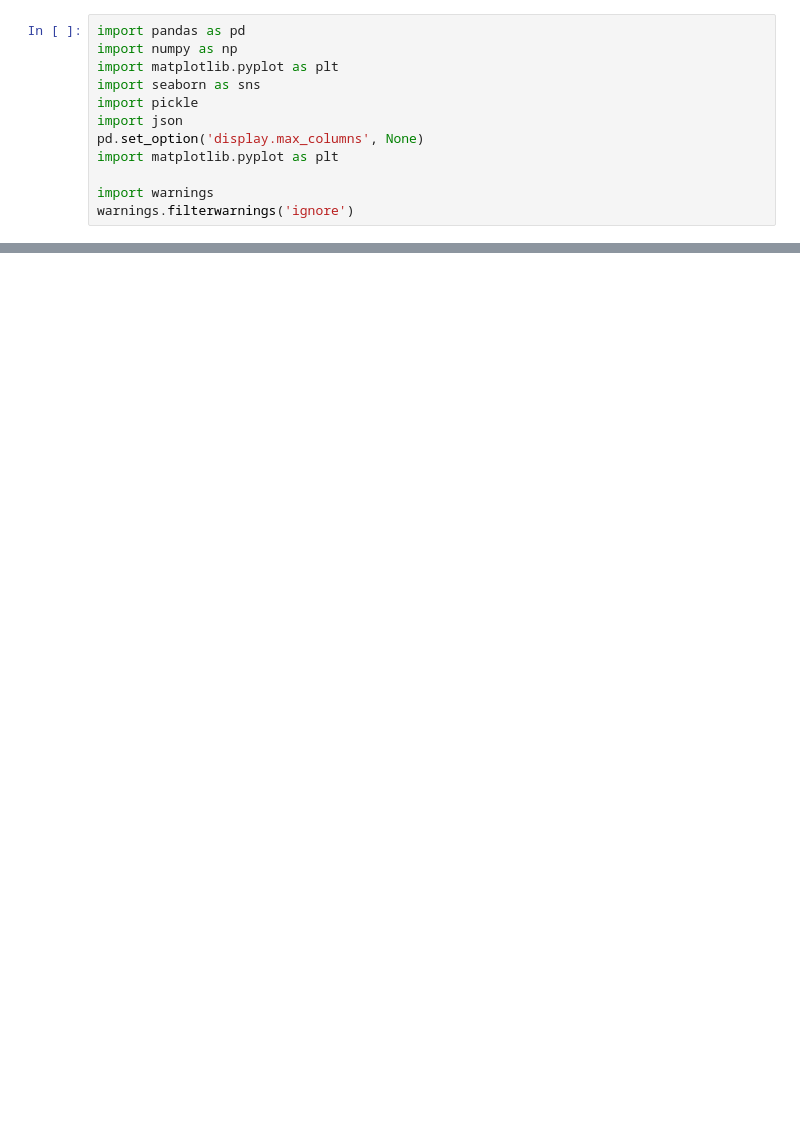
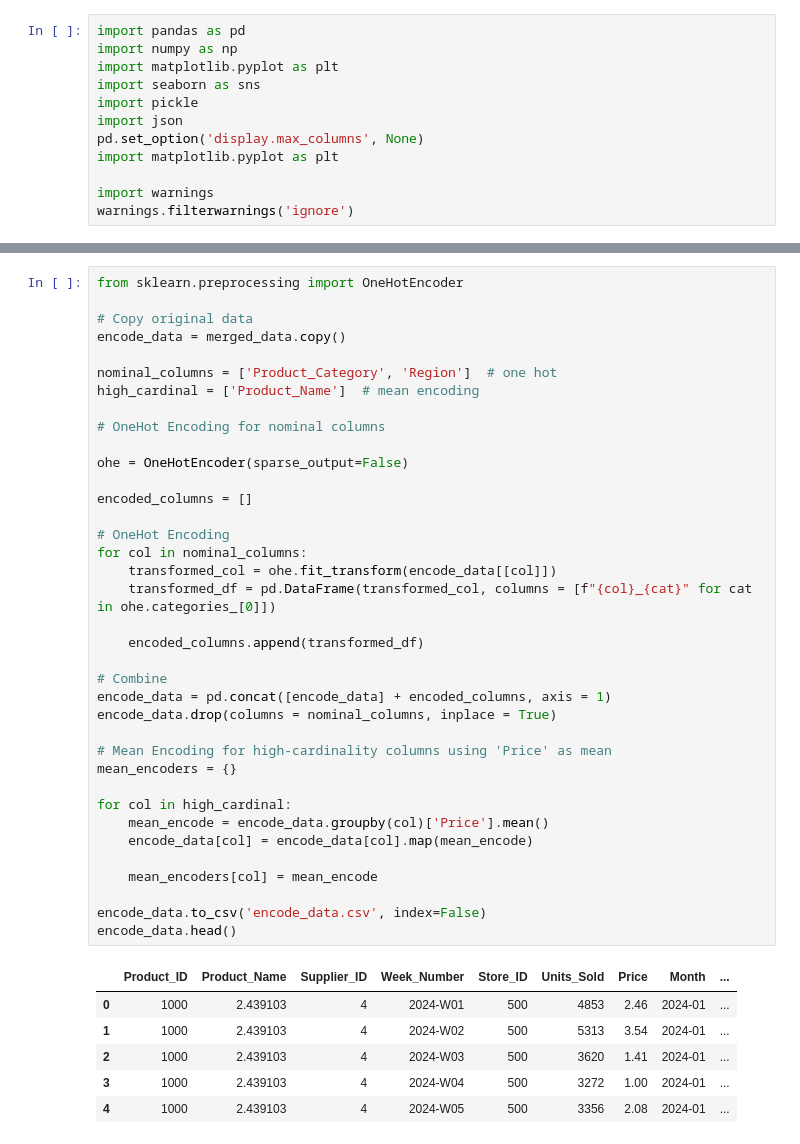
Before and after one commit to Sidikat123/perishable-predictor, a Jupyter notebook: model/model.ipynb, the cells around one changed output, grey strips where cells are left out. Drawn from its saved outputs; the diff is of its cells as text; blank space fills up the shorter version.

```diff
--- a/model/model.ipynb
+++ b/model/model.ipynb
@@ -12,0 +391,44 @@ warnings.filterwarnings('ignore')
+# %%
+from sklearn.preprocessing import OneHotEncoder
+
+# Copy original data
+encode_data = merged_data.copy()
+
+nominal_columns = ['Product_Category', 'Region']  # one hot
+high_cardinal = ['Product_Name']  # mean encoding
+
+# OneHot Encoding for nominal columns
+
+ohe = OneHotEncoder(sparse_output=False)
+
+encoded_columns = []
+
+# OneHot Encoding
+for col in nominal_columns:
+    transformed_col = ohe.fit_transform(encode_data[[col]])
+    transformed_df = pd.DataFrame(transformed_col, columns = [f"{col}_{cat}" for cat in ohe.categories_[0]])
+
+    encoded_columns.append(transformed_df)
+
+# Combine
+encode_data = pd.concat([encode_data] + encoded_columns, axis = 1)
+encode_data.drop(columns = nominal_columns, inplace = True)
+
+# Mean Encoding for high-cardinality columns using 'Price' as mean
+mean_encoders = {}
+
+for col in high_cardinal:
+    mean_encode = encode_data.groupby(col)['Price'].mean()
+    encode_data[col] = encode_data[col].map(mean_encode)
+
+    mean_encoders[col] = mean_encode
+
+encode_data.to_csv('encode_data.csv', index=False)
+encode_data.head()
+# %% [output]
+|  | Product_ID | Product_Name | Supplier_ID | Week_Number | Store_ID | Units_Sold | Price | Month | ... |
+| 0 | 1000 | 2.439103 | 4 | 2024-W01 | 500 | 4853 | 2.46 | 2024-01 | ... |
+| 1 | 1000 | 2.439103 | 4 | 2024-W02 | 500 | 5313 | 3.54 | 2024-01 | ... |
+| 2 | 1000 | 2.439103 | 4 | 2024-W03 | 500 | 3620 | 1.41 | 2024-01 | ... |
+| 3 | 1000 | 2.439103 | 4 | 2024-W04 | 500 | 3272 | 1.00 | 2024-01 | ... |
+| 4 | 1000 | 2.439103 | 4 | 2024-W05 | 500 | 3356 | 2.08 | 2024-01 | ... |
```
Also changed, not shown: parts of 55 cells of this notebook, 14 other files.
